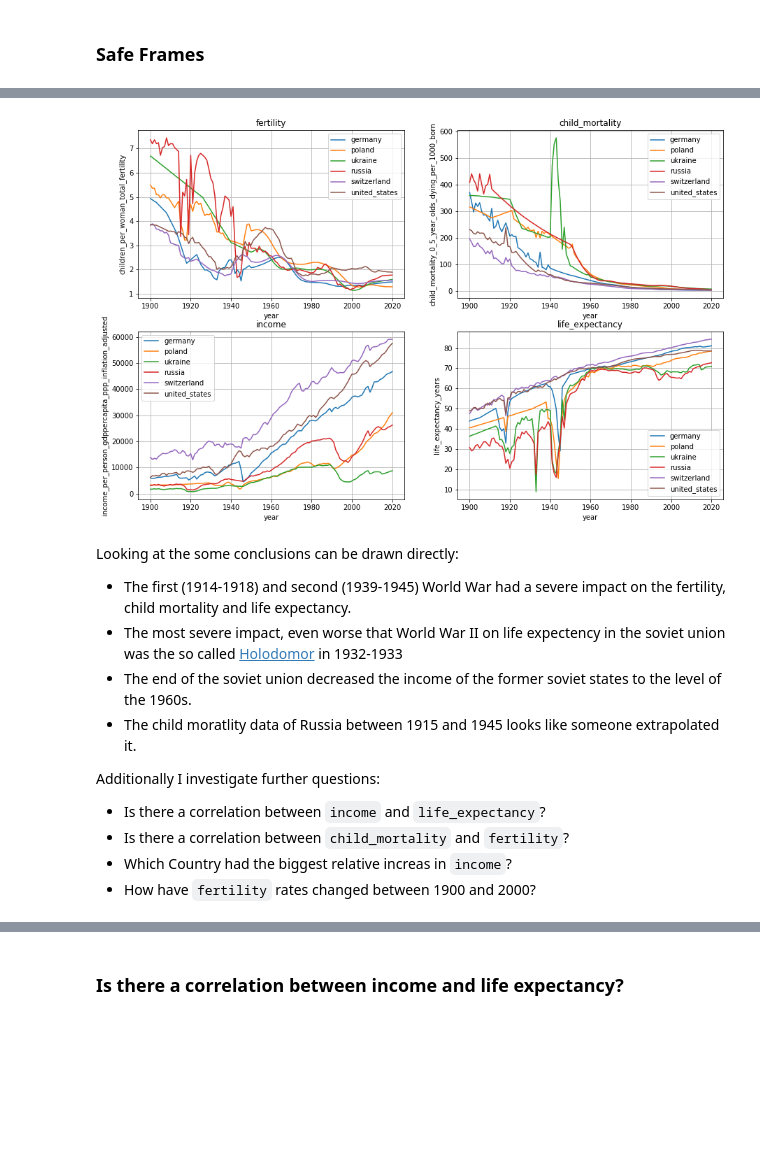
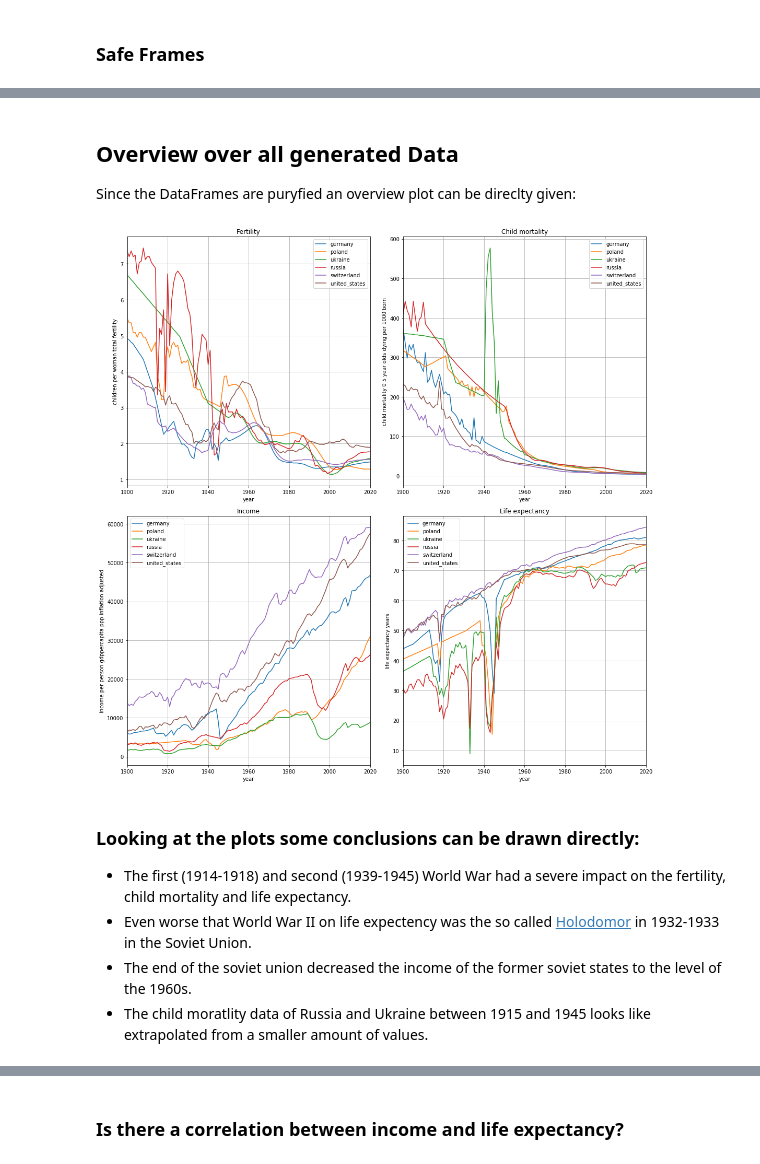
Before and after one commit to schorschie/udacity, a Jupyter notebook: project_02/Gapminder World Dataset Investigation.ipynb, the cells around one changed output, grey strips where cells are left out. Cells and saved outputs as stored; diff of their text form; code cells hidden in the pictures; blank space fills up the shorter version.

```diff
--- a/project_02/Gapminder World Dataset Investigation.ipynb
+++ b/project_02/Gapminder World Dataset Investigation.ipynb
@@ -285,26 +293,24 @@ the next section shows some line plots over all data given in the data frames:
+# %% [markdown]
+## Overview over all generated Data
+
+Since the DataFrames are puryfied an overview plot can be direclty given:
 # %%
 fig = plt.figure(figsize=(15,15))
 for idx, (key, df) in enumerate(final_df.items()):
-    ax = fig.add_subplot(3, 2, idx+1)
+    ax = fig.add_subplot(2, 2, idx+1)
     df.plot(ax=ax)
     plt.grid(True)
-    plt.ylabel(files[key].split('.')[0])
-    plt.title(key)
+    plt.ylabel(files[key].split('.')[0].replace('_', ' '))
+    title = key[0].upper() + key[1:].replace('_', ' ')
+    plt.title(title)
+
+plt.tight_layout()
 # %% [output]
-[figure, old version]
+[figure, new version]
 # %% [markdown]
-Looking at the some conclusions can be drawn directly:
+### Looking at the plots some conclusions can be drawn directly:
 
 * The first (1914-1918) and second (1939-1945) World War had a severe impact on the fertility, child mortality and life expectancy.
-* The most severe impact, even worse that World War II on life expectency in the soviet union was the so called [Holodomor](https://en.wikipedia.org/wiki/Holodomor) in 1932-1933
+* Even worse that World War II on life expectency was the so called [Holodomor](https://en.wikipedia.org/wiki/Holodomor) in 1932-1933 in the Soviet Union.
 * The end of the soviet union decreased the income of the former soviet states to the level of the 1960s.
-* The child moratlity data of Russia between 1915 and 1945 looks like someone extrapolated it.
-
-
-
-Additionally I investigate further questions:
-
-* Is there a correlation between `income` and `life_expectancy`?
-* Is there a correlation between `child_mortality` and `fertility`?
-* Which Country had the biggest relative increas in `income`?
-* How have `fertility` rates changed between 1900 and 2000?
+* The child moratlity data of Russia and Ukraine between 1915 and 1945 looks like extrapolated from a smaller amount of values.
```
Also changed, not shown: parts of 22 cells of this notebook.
